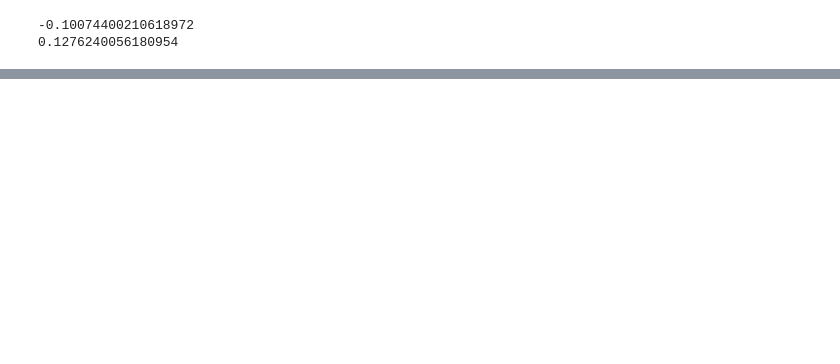
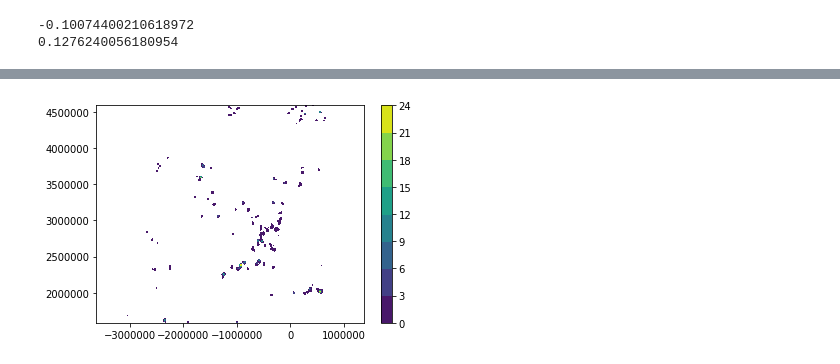
Before and after one commit to thielwx/GLM_Import, a Jupyter notebook: GLM_Import.ipynb, the cells around one changed output, grey strips where cells are left out. Cells and saved outputs as stored; diff of their text form; code cells hidden in the pictures; blank space fills up the shorter version.

```diff
--- a/GLM_Import.ipynb
+++ b/GLM_Import.ipynb
@@ -128,0 +139,8 @@ print(y[10])
+# %%
+#This data has the correct orientation because we fitted the plt.contourf to the actual projection of the data (based on img ht.)
+fig = plt.figure()
+fig = plt.contourf(x*35786023.0,y*35786023.0,flash_extent_density)
+fig = plt.colorbar()
+plt.show()
+# %% [output]
+[figure, added]
```
Also changed, not shown: parts of 25 cells of this notebook.
